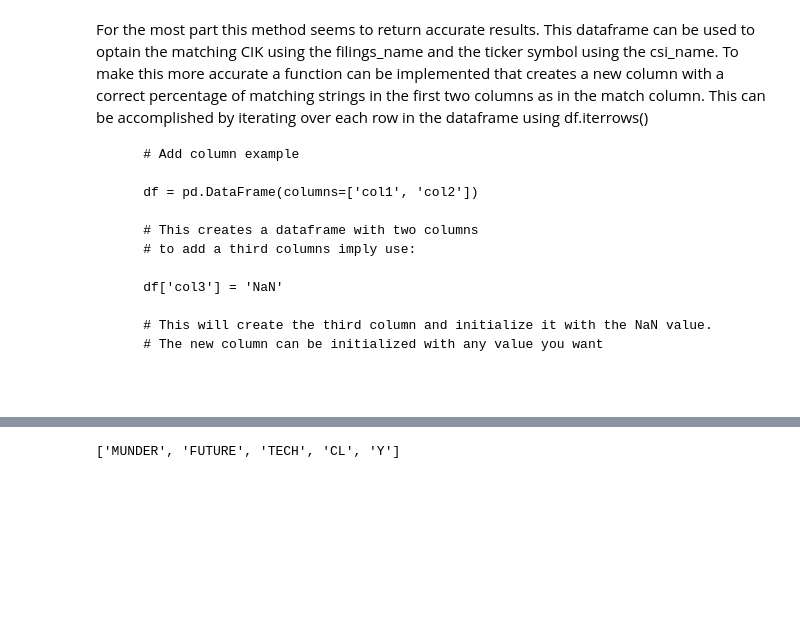
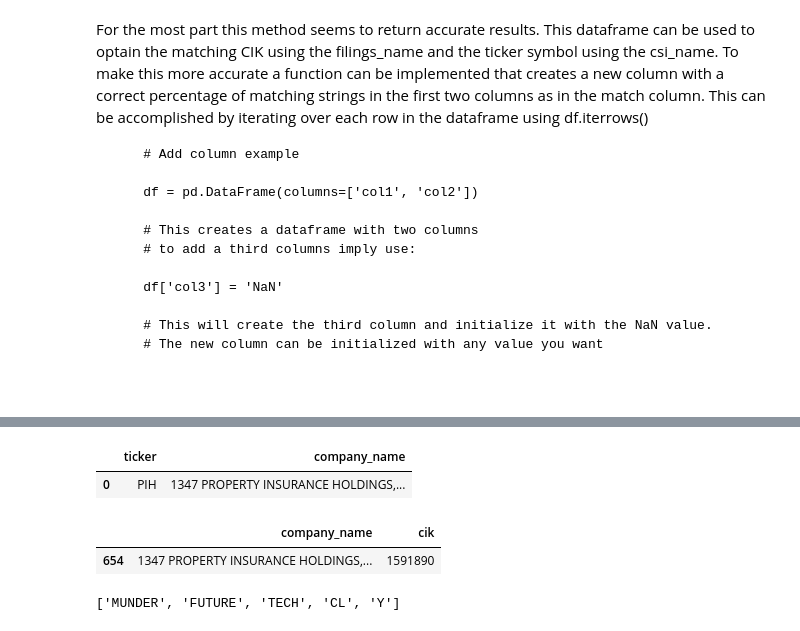
Before and after one commit to lancekrogers/Discontinued_SEC_ALGO_ANALYSIS, a Jupyter notebook: Testing Notebook.ipynb, the cells around one changed output, grey strips where cells are left out. Drawn from its saved outputs; the diff is of its cells as text; code cells hidden in the pictures; blank space fills up the shorter version.

```diff
--- a/Testing Notebook.ipynb
+++ b/Testing Notebook.ipynb
@@ -287,3 +333,13 @@ matches_df = create_matches_dataframe()
+# %%
+tickers_from_nasdaq_site[tickers_from_nasdaq_site['company_name'] == '1347 PROPERTY INSURANCE HOLDINGS, INC.']
+# %% [output]
+|  | ticker | company_name |
+| 0 | PIH | 1347 PROPERTY INSURANCE HOLDINGS,... |
+# %%
+filings_df[filings_df['company_name'] == '1347 PROPERTY INSURANCE HOLDINGS, INC.']
+# %% [output]
+|  | company_name | cik |
+| 654 | 1347 PROPERTY INSURANCE HOLDINGS,... | 1591890 |
 # %%
 hashed_comp_fil = hash_list(companies_in_filings)
 hashed_no_match = hash_list(no_match_csi_companies)
```
Also changed, not shown: parts of 8 cells of this notebook.
